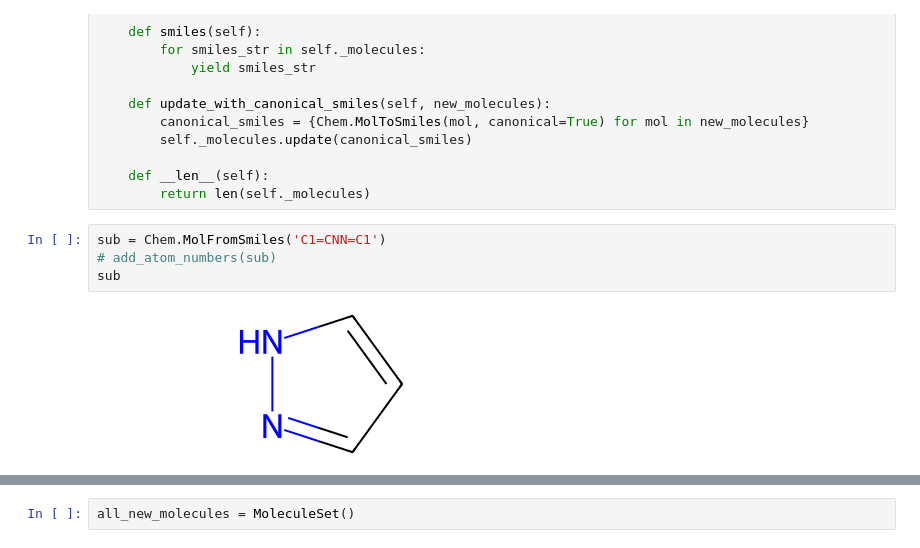
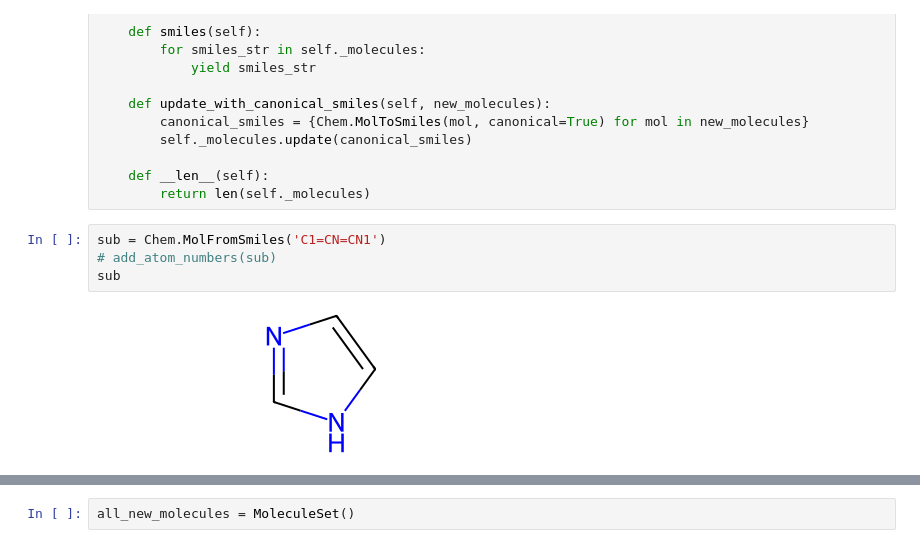
Before and after one commit to BerlinObel/xTB, a Jupyter notebook: generate_azobenzenes.ipynb, the cells around one changed output, grey strips where cells are left out. Drawn from its saved outputs; the diff is of its cells as text.

```diff
--- a/generate_azobenzenes.ipynb
+++ b/generate_azobenzenes.ipynb
@@ -135,11 +135,11 @@ class MoleculeSet:
     def __len__(self):
         return len(self._molecules)
 # %%
-sub = Chem.MolFromSmiles('C1=CNN=C1')
+sub = Chem.MolFromSmiles('C1=CN=CN1')
 # add_atom_numbers(sub)
 sub
 # %% [output]
-[figure, old version]
+[figure, new version]
 # %%
 # Generate SMILES for substituents
 # each element in the list is a tuple: (substituent, connecting atom index, bond type)
```
Also changed, not shown: parts of 7 cells of this notebook, 1 other file.
